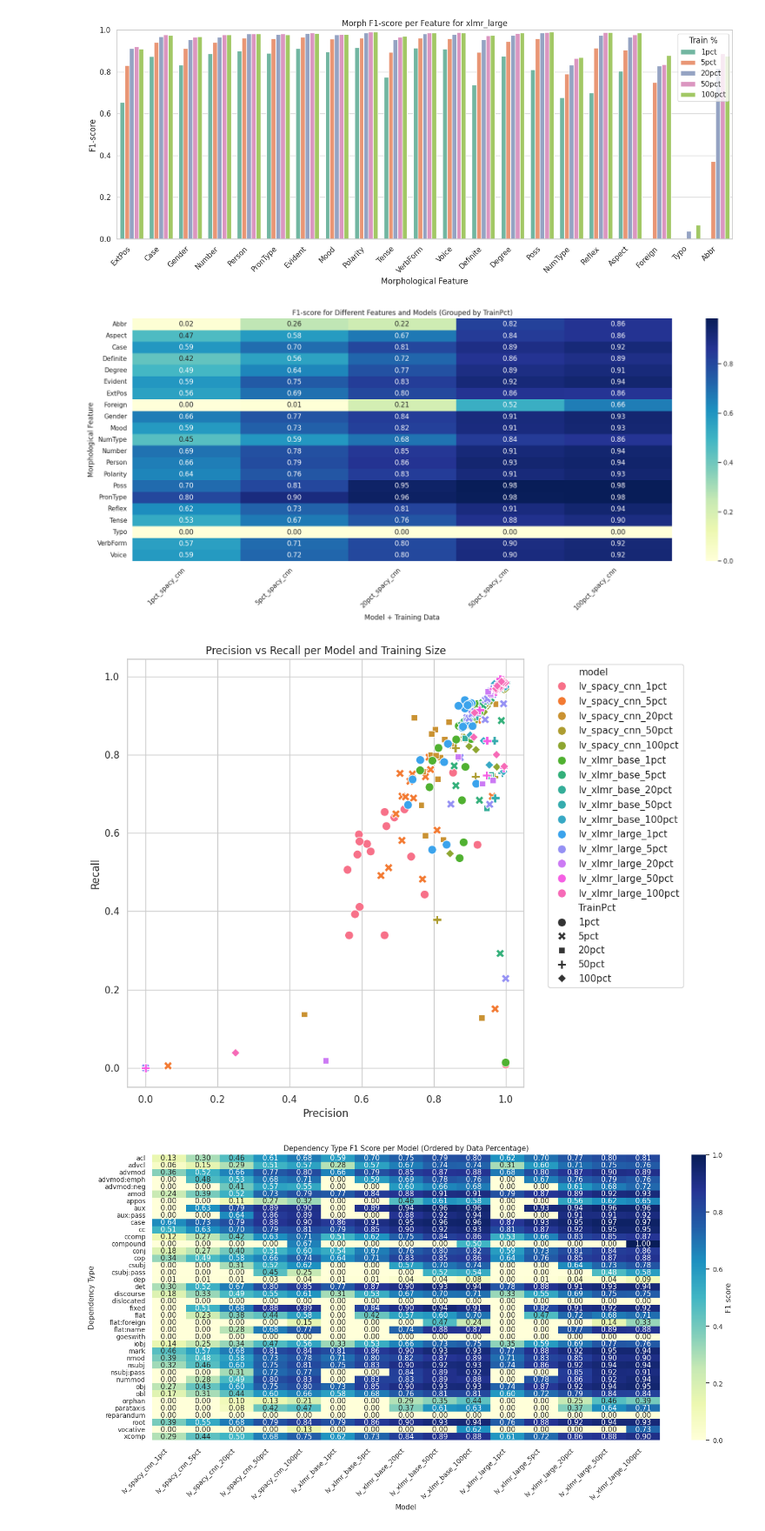
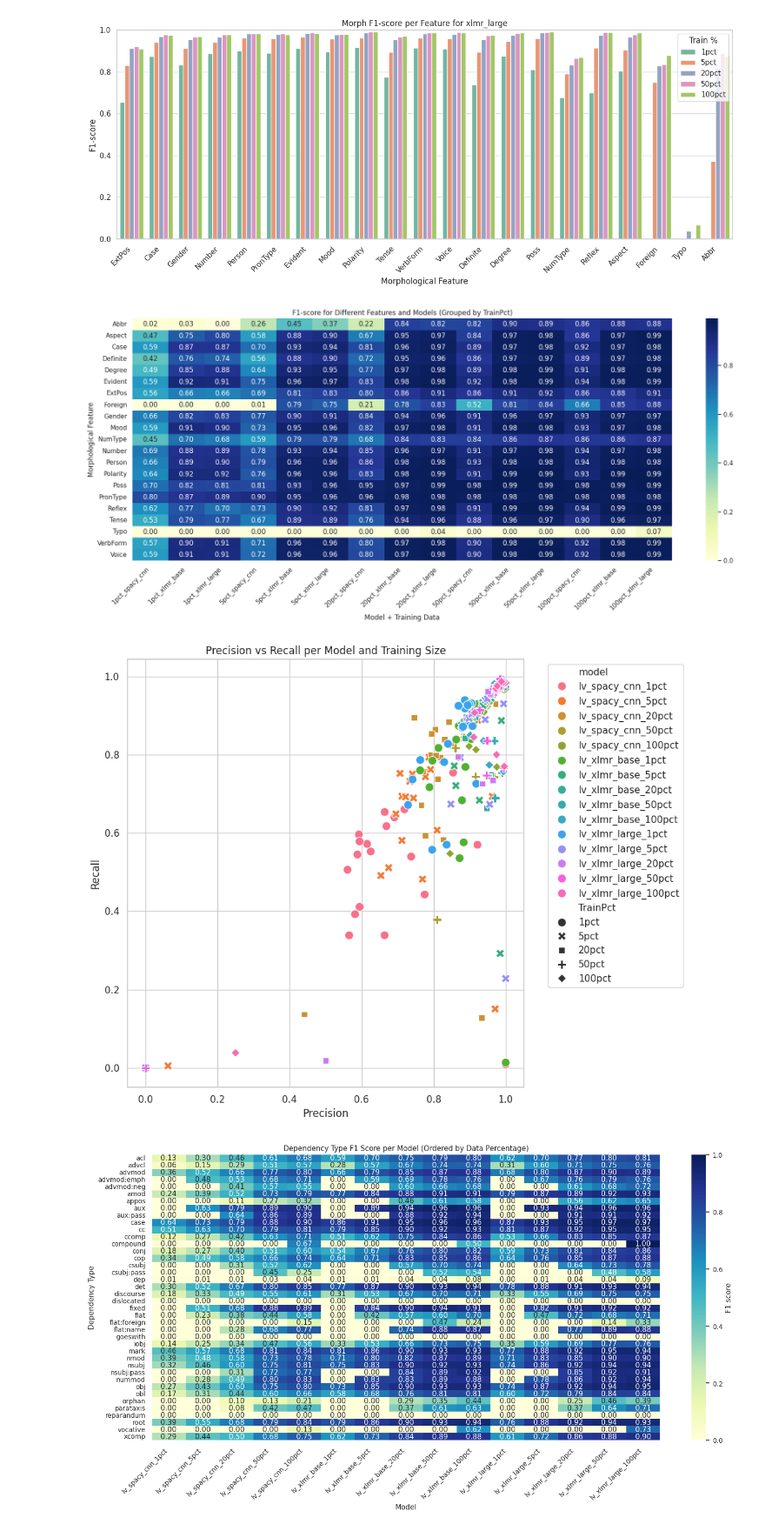
Before and after one commit to JesseLau24/Fengdi_Huang_Master_Thesis_Repo, a Jupyter notebook: 2_visualization.ipynb, the cells around one changed output. Shown at 87% size. Saved outputs shown, nothing was run; the diff lists cells and outputs as text; code cells hidden in the pictures.

Commit message:
since roberta-large/base can be mistaken as a single language model, I decided to use xlmr-base/large as framework name instead of roberta as archecture

```diff
--- a/2_visualization.ipynb
+++ b/2_visualization.ipynb
@@ -474,7 +474,7 @@ df[['Language', 'Model', 'TrainPct']] = df['model'].str.extract(r'(lv)_(\w+_\w+|
 
 # 定义顺序
 train_order = ['1pct', '5pct', '20pct', '50pct', '100pct']
-model_order = ['spacy_cnn', 'roberta_base', 'roberta_large']
+model_order = ['spacy_cnn', 'xlmr_base', 'xlmr_large']
 
 # 分类列
 df['TrainPct'] = pd.Categorical(df['TrainPct'], categories=train_order, ordered=True)
@@ -491,34 +491,34 @@ df['Model_Train'] = pd.Categorical(df['Model_Train'], categories=model_train_ord
 # pivot table
 pivot_table = df.pivot_table(index='feature', columns='Model_Train', values='f')
 
 # 绘制热力图
 plt.figure(figsize=(18, 8))
 sns.heatmap(pivot_table, annot=True, fmt=".2f", cmap="YlGnBu")
 plt.title("F1-score for Different Features and Models (Grouped by TrainPct)")
 plt.ylabel("Morphological Feature")
 plt.xlabel("Model + Training Data")
 plt.xticks(rotation=45, ha='right')
 plt.tight_layout()
 plt.show()
 
 # 6️⃣ 可选：Precision vs Recall 散点图
 plt.figure(figsize=(10, 8))
 sns.scatterplot(
     data=df,
     x='p',
     y='r',
     hue='model',
     style='TrainPct',
     s=100
 )
 plt.title("Precision vs Recall per Model and Training Size")
 plt.xlabel("Precision")
 plt.ylabel("Recall")
 plt.legend(bbox_to_anchor=(1.05, 1), loc='upper left')
 plt.tight_layout()
 plt.show()
 # %% [output]
-[figure, old version]
+[figure, new version]
 [figure]
 # %%
 import pandas as pd
```
Also changed, not shown: parts of 1 cell of this notebook.
